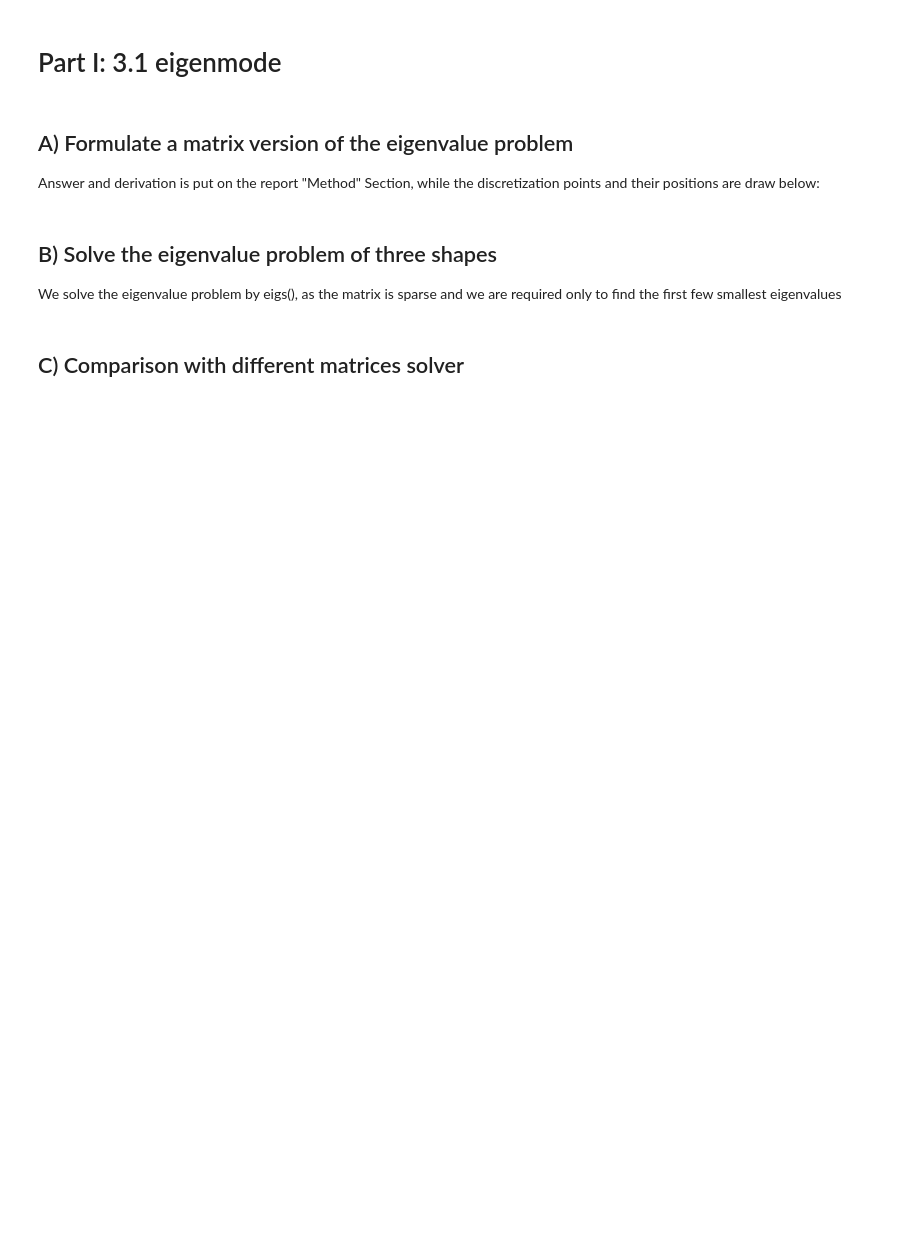
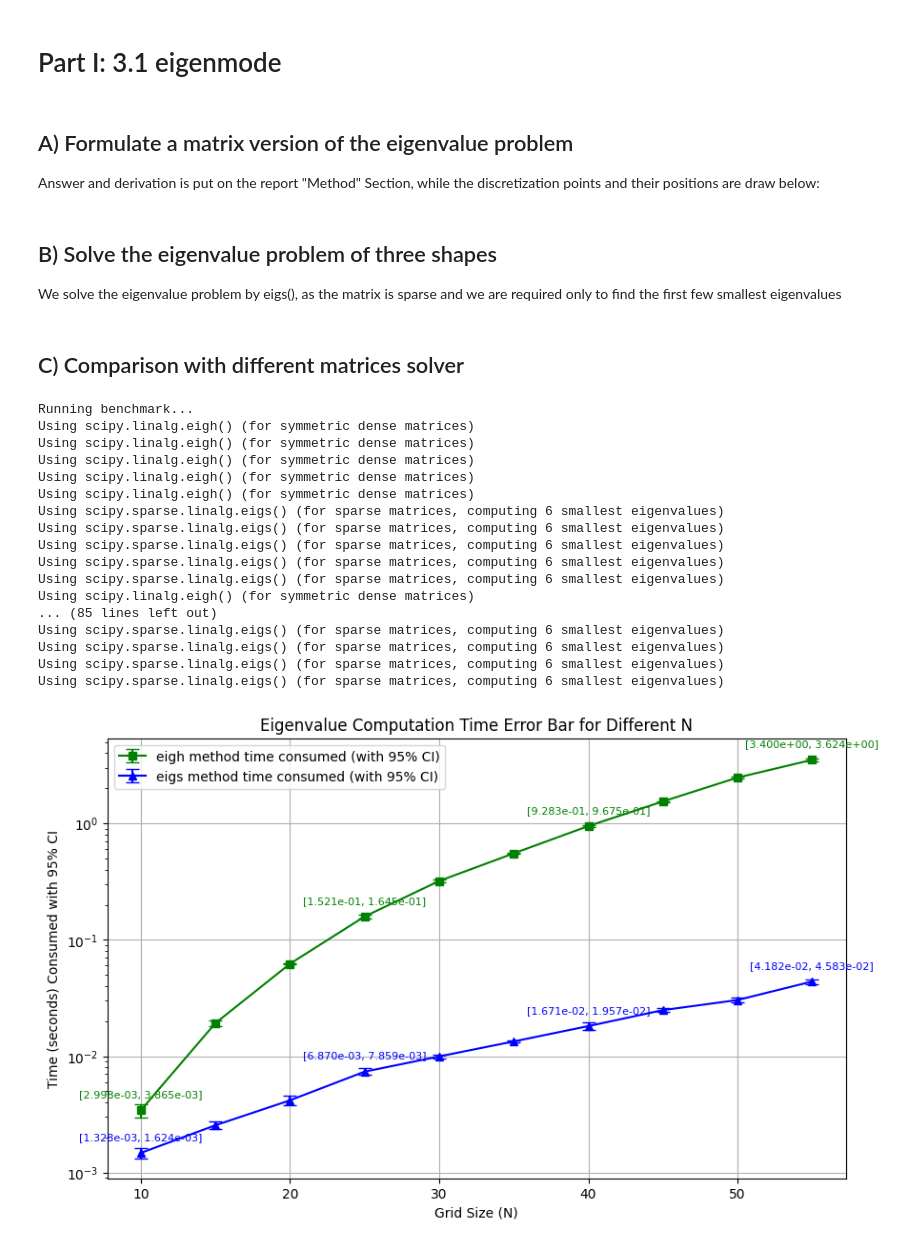
Before and after one commit to HarvestStars/sc_set3, a Jupyter notebook: presentation_3_1.ipynb, the cells around one changed output. Cells and saved outputs as stored; diff of their text form; code cells hidden in the pictures; blank space fills up the shorter version.

Commit message:
add D and E plotting

```diff
--- a/presentation_3_1.ipynb
+++ b/presentation_3_1.ipynb
@@ -57,0 +53,28 @@ solve_eigenv.solve_eigenproblem(M, method="eig", num_eigenvalues=6)
+# %%
+N_list = np.linspace(10, 55, 10, dtype=int)  # 10 grid sizes from 10 to 55
+num_repeats = 5  # Number of repeats for each grid size
+
+print("Running benchmark...")
+times = speed_analysis.benchmark_set(N_list, num_repeats=num_repeats)
+
+# Plot the results
+speed_analysis.plot_results_set(times, path="./fig/speed_analysis.png")
+# %% [output]
+Running benchmark...
+Using scipy.linalg.eigh() (for symmetric dense matrices)
+Using scipy.linalg.eigh() (for symmetric dense matrices)
+Using scipy.linalg.eigh() (for symmetric dense matrices)
+Using scipy.linalg.eigh() (for symmetric dense matrices)
+Using scipy.linalg.eigh() (for symmetric dense matrices)
+Using scipy.sparse.linalg.eigs() (for sparse matrices, computing 6 smallest eigenvalues)
+Using scipy.sparse.linalg.eigs() (for sparse matrices, computing 6 smallest eigenvalues)
+Using scipy.sparse.linalg.eigs() (for sparse matrices, computing 6 smallest eigenvalues)
+Using scipy.sparse.linalg.eigs() (for sparse matrices, computing 6 smallest eigenvalues)
+Using scipy.sparse.linalg.eigs() (for sparse matrices, computing 6 smallest eigenvalues)
+Using scipy.linalg.eigh() (for symmetric dense matrices)
+... (85 lines left out)
+Using scipy.sparse.linalg.eigs() (for sparse matrices, computing 6 smallest eigenvalues)
+Using scipy.sparse.linalg.eigs() (for sparse matrices, computing 6 smallest eigenvalues)
+Using scipy.sparse.linalg.eigs() (for sparse matrices, computing 6 smallest eigenvalues)
+Using scipy.sparse.linalg.eigs() (for sparse matrices, computing 6 smallest eigenvalues)
+[figure, added]
```
Also changed, not shown: parts of 4 cells of this notebook, 4 other files.
